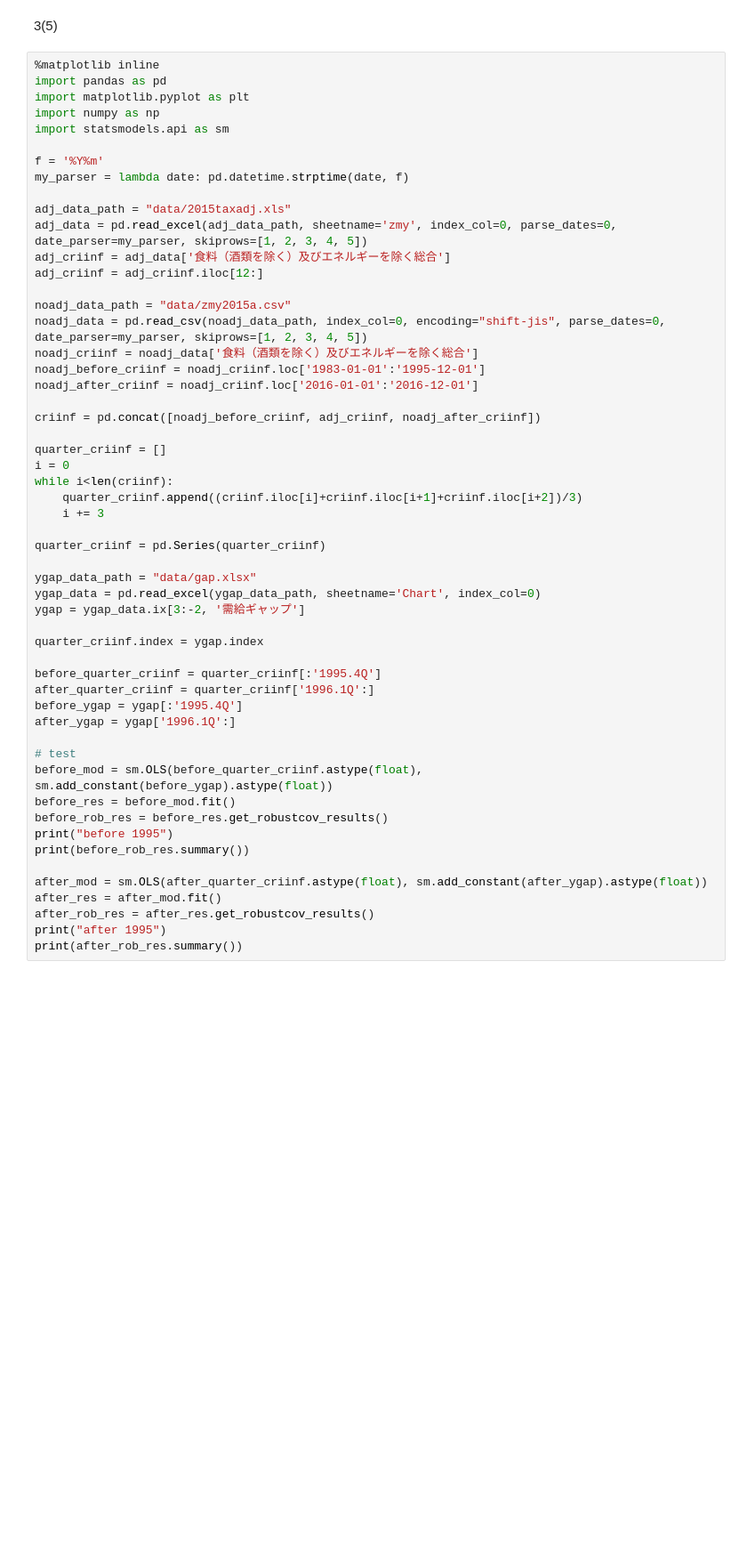
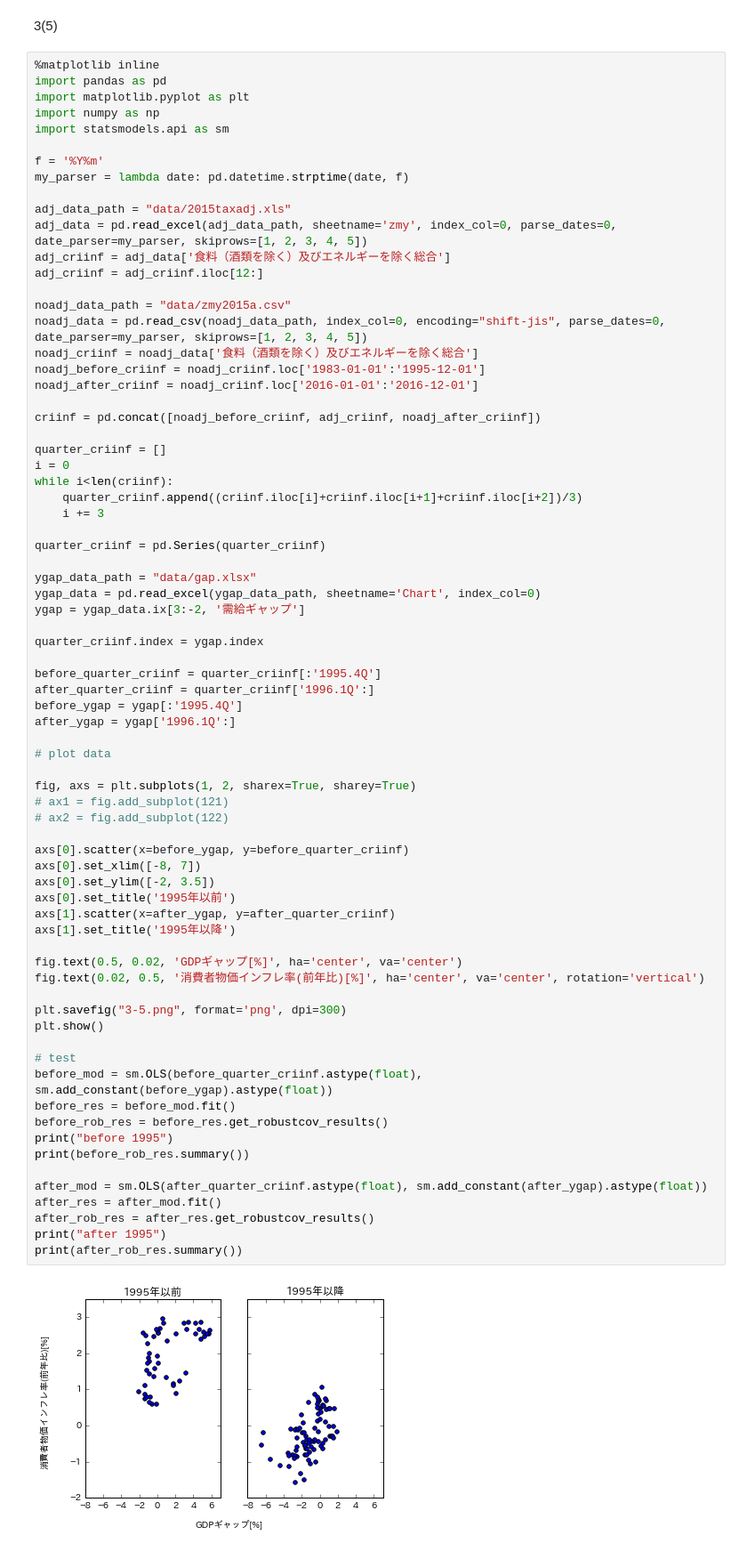
Before and after one commit to smilenannan/macro, a Jupyter notebook: homework1.ipynb, the cells around one changed output. Shown: that part at 89% size. Drawn from its saved outputs; the diff is of its cells as text; blank space fills up the shorter version.

```diff
--- a/homework1.ipynb
+++ b/homework1.ipynb
@@ -767,33 +745,53 @@ i = 0
 while i<len(criinf):
     quarter_criinf.append((criinf.iloc[i]+criinf.iloc[i+1]+criinf.iloc[i+2])/3)
     i += 3
 
 quarter_criinf = pd.Series(quarter_criinf)
 
 ygap_data_path = "data/gap.xlsx"
 ygap_data = pd.read_excel(ygap_data_path, sheetname='Chart', index_col=0)
 ygap = ygap_data.ix[3:-2, '需給ギャップ']
 
 quarter_criinf.index = ygap.index
 
 before_quarter_criinf = quarter_criinf[:'1995.4Q']
 after_quarter_criinf = quarter_criinf['1996.1Q':]
 before_ygap = ygap[:'1995.4Q']
 after_ygap = ygap['1996.1Q':]
 
+# plot data
+
+fig, axs = plt.subplots(1, 2, sharex=True, sharey=True)
+# ax1 = fig.add_subplot(121)
+# ax2 = fig.add_subplot(122)
+
+axs[0].scatter(x=before_ygap, y=before_quarter_criinf)
+axs[0].set_xlim([-8, 7])
+axs[0].set_ylim([-2, 3.5])
+axs[0].set_title('1995年以前')
+axs[1].scatter(x=after_ygap, y=after_quarter_criinf)
+axs[1].set_title('1995年以降')
+
+fig.text(0.5, 0.02, 'GDPギャップ[%]', ha='center', va='center')
+fig.text(0.02, 0.5, '消費者物価インフレ率(前年比)[%]', ha='center', va='center', rotation='vertical')
+
+plt.savefig("3-5.png", format='png', dpi=300)
+plt.show()
+
 # test
 before_mod = sm.OLS(before_quarter_criinf.astype(float), sm.add_constant(before_ygap).astype(float))
 before_res = before_mod.fit()
 before_rob_res = before_res.get_robustcov_results()
 print("before 1995")
 print(before_rob_res.summary())
 
 after_mod = sm.OLS(after_quarter_criinf.astype(float), sm.add_constant(after_ygap).astype(float))
 after_res = after_mod.fit()
 after_rob_res = after_res.get_robustcov_results()
 print("after 1995")
 print(after_rob_res.summary())
 # %% [output]
+[figure, added]
 before 1995
                             OLS Regression Results
 ==============================================================================
```
Also changed, not shown: parts of 3 cells of this notebook.
